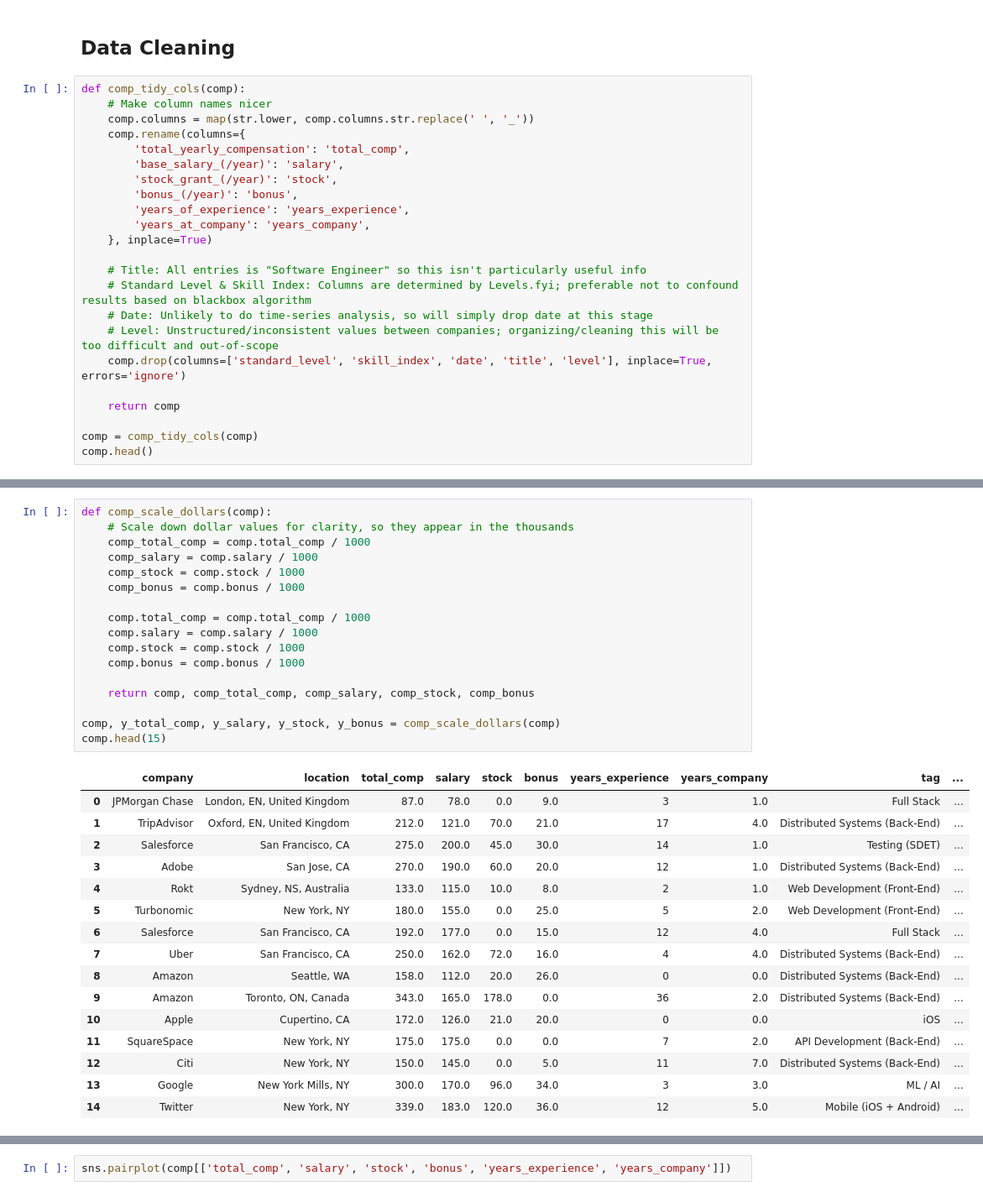
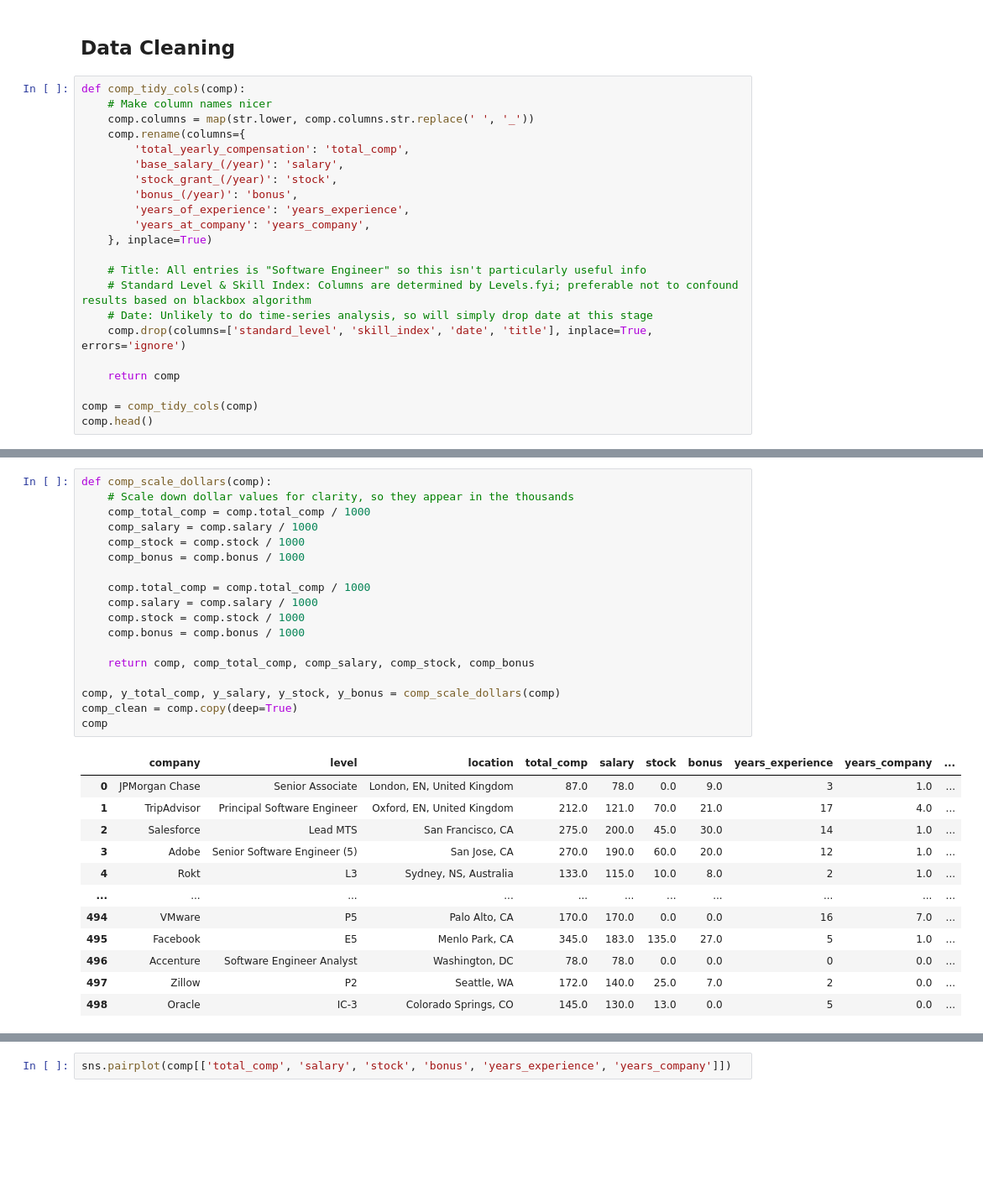
Before and after one commit to simonayzman/CompensationNegotiation, a Jupyter notebook: Data Exploration.ipynb, the cells around one changed output, grey strips where cells are left out. Shown at 84% size. Drawn from its saved outputs; the diff is of its cells as text; blank space fills up the shorter version.

```diff
--- a/Data Exploration.ipynb
+++ b/Data Exploration.ipynb
@@ -78,8 +81,7 @@ def comp_tidy_cols(comp):
     # Title: All entries is "Software Engineer" so this isn't particularly useful info
     # Standard Level & Skill Index: Columns are determined by Levels.fyi; preferable not to confound results based on blackbox algorithm
     # Date: Unlikely to do time-series analysis, so will simply drop date at this stage
-    # Level: Unstructured/inconsistent values between companies; organizing/cleaning this will be too difficult and out-of-scope
-    comp.drop(columns=['standard_level', 'skill_index', 'date', 'title', 'level'], inplace=True, errors='ignore')
+    comp.drop(columns=['standard_level', 'skill_index', 'date', 'title'], inplace=True, errors='ignore')
 
     return comp
 
@@ -154,34 +160,31 @@ dtype: int64
 # %%
 def comp_scale_dollars(comp):
     # Scale down dollar values for clarity, so they appear in the thousands
     comp_total_comp = comp.total_comp / 1000
     comp_salary = comp.salary / 1000
     comp_stock = comp.stock / 1000
     comp_bonus = comp.bonus / 1000
 
     comp.total_comp = comp.total_comp / 1000
     comp.salary = comp.salary / 1000
     comp.stock = comp.stock / 1000
     comp.bonus = comp.bonus / 1000
 
     return comp, comp_total_comp, comp_salary, comp_stock, comp_bonus
 
 comp, y_total_comp, y_salary, y_stock, y_bonus = comp_scale_dollars(comp)
-comp.head(15)
+comp_clean = comp.copy(deep=True)
+comp
 # %% [output]
-|  | company | location | total_comp | salary | stock | bonus | years_experience | years_company | tag | ... |
-| 0 | JPMorgan Chase | London, EN, United Kingdom | 87.0 | 78.0 | 0.0 | 9.0 | 3 | 1.0 | Full Stack | ... |
-| 1 | TripAdvisor | Oxford, EN, United Kingdom | 212.0 | 121.0 | 70.0 | 21.0 | 17 | 4.0 | Distributed Systems (Back-End) | ... |
-| 2 | Salesforce | San Francisco, CA | 275.0 | 200.0 | 45.0 | 30.0 | 14 | 1.0 | Testing (SDET) | ... |
-| 3 | Adobe | San Jose, CA | 270.0 | 190.0 | 60.0 | 20.0 | 12 | 1.0 | Distributed Systems (Back-End) | ... |
-| 4 | Rokt | Sydney, NS, Australia | 133.0 | 115.0 | 10.0 | 8.0 | 2 | 1.0 | Web Development (Front-End) | ... |
-| 5 | Turbonomic | New York, NY | 180.0 | 155.0 | 0.0 | 25.0 | 5 | 2.0 | Web Development (Front-End) | ... |
-| 6 | Salesforce | San Francisco, CA | 192.0 | 177.0 | 0.0 | 15.0 | 12 | 4.0 | Full Stack | ... |
-| 7 | Uber | San Francisco, CA | 250.0 | 162.0 | 72.0 | 16.0 | 4 | 4.0 | Distributed Systems (Back-End) | ... |
-| 8 | Amazon | Seattle, WA | 158.0 | 112.0 | 20.0 | 26.0 | 0 | 0.0 | Distributed Systems (Back-End) | ... |
-| 9 | Amazon | Toronto, ON, Canada | 343.0 | 165.0 | 178.0 | 0.0 | 36 | 2.0 | Distributed Systems (Back-End) | ... |
-| 10 | Apple | Cupertino, CA | 172.0 | 126.0 | 21.0 | 20.0 | 0 | 0.0 | iOS | ... |
-| 11 | SquareSpace | New York, NY | 175.0 | 175.0 | 0.0 | 0.0 | 7 | 2.0 | API Development (Back-End) | ... |
-| 12 | Citi | New York, NY | 150.0 | 145.0 | 0.0 | 5.0 | 11 | 7.0 | Distributed Systems (Back-End) | ... |
-| 13 | Google | New York Mills, NY | 300.0 | 170.0 | 96.0 | 34.0 | 3 | 3.0 | ML / AI | ... |
-| 14 | Twitter | New York, NY | 339.0 | 183.0 | 120.0 | 36.0 | 12 | 5.0 | Mobile (iOS + Android) | ... |
+|  | company | level | location | total_comp | salary | stock | bonus | years_experience | years_company | ... |
+| 0 | JPMorgan Chase | Senior Associate | London, EN, United Kingdom | 87.0 | 78.0 | 0.0 | 9.0 | 3 | 1.0 | ... |
+| 1 | TripAdvisor | Principal Software Engineer | Oxford, EN, United Kingdom | 212.0 | 121.0 | 70.0 | 21.0 | 17 | 4.0 | ... |
+| 2 | Salesforce | Lead MTS | San Francisco, CA | 275.0 | 200.0 | 45.0 | 30.0 | 14 | 1.0 | ... |
+| 3 | Adobe | Senior Software Engineer (5) | San Jose, CA | 270.0 | 190.0 | 60.0 | 20.0 | 12 | 1.0 | ... |
+| 4 | Rokt | L3 | Sydney, NS, Australia | 133.0 | 115.0 | 10.0 | 8.0 | 2 | 1.0 | ... |
+| ... | ... | ... | ... | ... | ... | ... | ... | ... | ... | ... |
+| 494 | VMware | P5 | Palo Alto, CA | 170.0 | 170.0 | 0.0 | 0.0 | 16 | 7.0 | ... |
+| 495 | Facebook | E5 | Menlo Park, CA | 345.0 | 183.0 | 135.0 | 27.0 | 5 | 1.0 | ... |
+| 496 | Accenture | Software Engineer Analyst | Washington, DC | 78.0 | 78.0 | 0.0 | 0.0 | 0 | 0.0 | ... |
+| 497 | Zillow | P2 | Seattle, WA | 172.0 | 140.0 | 25.0 | 7.0 | 2 | 0.0 | ... |
+| 498 | Oracle | IC-3 | Colorado Springs, CO | 145.0 | 130.0 | 13.0 | 0.0 | 5 | 0.0 | ... |
```
Also changed, not shown: parts of 29 cells of this notebook.
